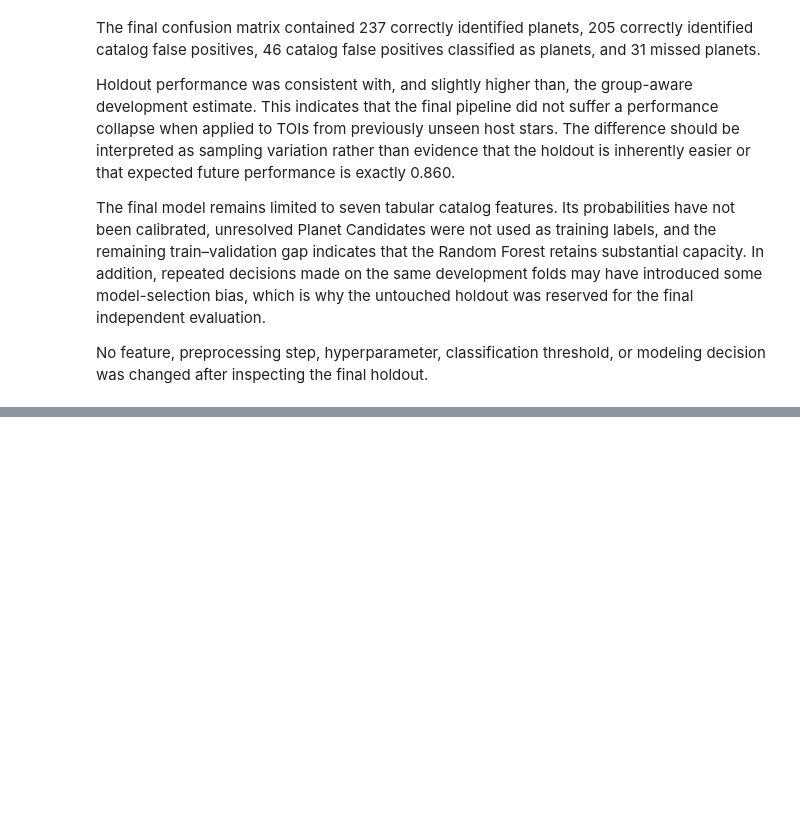
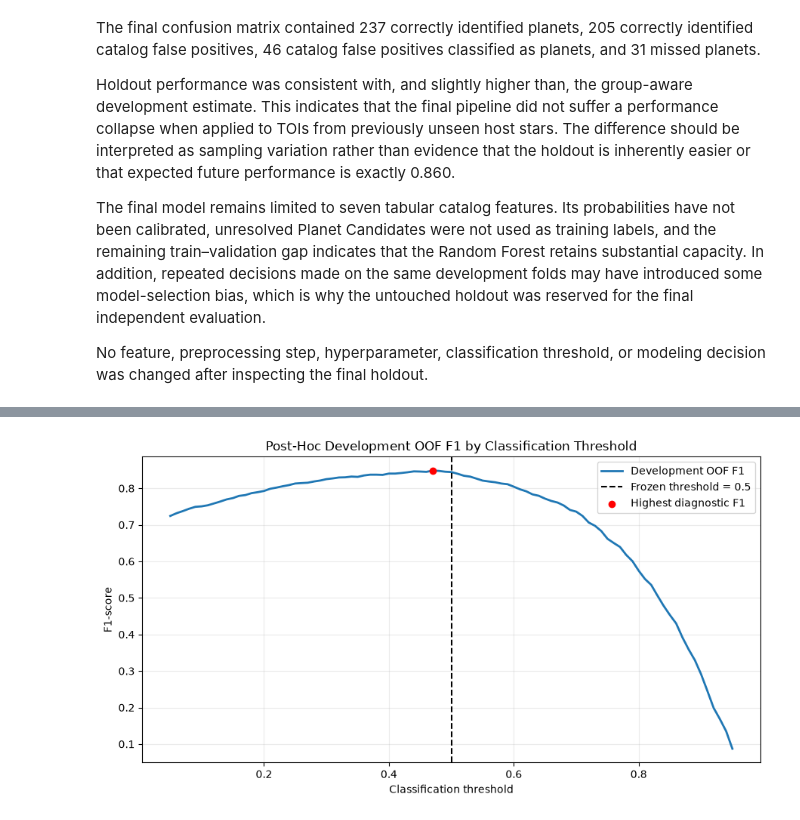
Before and after one commit to stoppo22/exoscout, a Jupyter notebook: notebooks/05_model_optimization_and_final_evaluation.ipynb, the cells around one changed output, grey strips where cells are left out. Saved outputs shown, nothing was run; the diff lists cells and outputs as text; code cells hidden in the pictures; blank space fills up the shorter version.

Commit message:
Add post-hoc threshold diagnostic

```diff
--- a/notebooks/05_model_optimization_and_final_evaluation.ipynb
+++ b/notebooks/05_model_optimization_and_final_evaluation.ipynb
@@ -853,0 +862,91 @@ No feature, preprocessing step, hyperparameter, classification threshold, or mod
+# %%
+import numpy as np
+import matplotlib.pyplot as plt
+
+diagnostic_thresholds = np.arange(
+    0.05,
+    0.951,
+    0.01
+)
+
+threshold_f1_scores = [
+    f1_score(
+        Y_dev,
+        (
+            selected_oof_probabilities >= threshold
+        ).astype(int)
+    )
+    for threshold in diagnostic_thresholds
+]
+
+threshold_diagnostic = pd.DataFrame(
+    {
+        "threshold": diagnostic_thresholds,
+        "oof_f1": threshold_f1_scores
+    }
+)
+
+best_diagnostic_row = threshold_diagnostic.loc[
+    threshold_diagnostic["oof_f1"].idxmax()
+]
+
+frozen_threshold_f1 = f1_score(
+    Y_dev,
+    (
+        selected_oof_probabilities >= 0.5
+    ).astype(int)
+)
+
+print(
+    "Frozen threshold: 0.50"
+)
+
+print(
+    f"OOF F1 at frozen threshold: "
+    f"{frozen_threshold_f1:.4f}"
+)
+
+print(
+    f"Highest diagnostic OOF F1: "
+    f"{best_diagnostic_row['oof_f1']:.4f}"
+)
+
+print(
+    f"Diagnostic threshold with highest OOF F1: "
+    f"{best_diagnostic_row['threshold']:.2f}"
+)
+
+plt.figure(
+    figsize=(9, 5)
+)
+
+plt.plot(
+    threshold_diagnostic["threshold"],
+    threshold_diagnostic["oof_f1"],
+    linewidth=2,
+    label="Development OOF F1"
+)
+
+plt.axvline(
+    0.5,
+    color="black",
+    linestyle="--",
+    label="Frozen threshold = 0.5"
+)
+
+plt.scatter(
+    best_diagnostic_row["threshold"],
+    best_diagnostic_row["oof_f1"],
+    color="red",
+    zorder=3,
+    label="Highest diagnostic F1"
+)
+
+plt.xlabel("Classification threshold")
+plt.ylabel("F1-score")
+plt.title("Post-Hoc Development OOF F1 by Classification Threshold")
+plt.legend()
+plt.grid(alpha=0.25)
+plt.tight_layout()
+plt.show()
+# %% [output]
@@ -853,0 +957 @@ No feature, preprocessing step, hyperparameter, classification threshold, or mod
+[figure, added]
```
Also changed, not shown: parts of 3 cells of this notebook, 1 other file.
